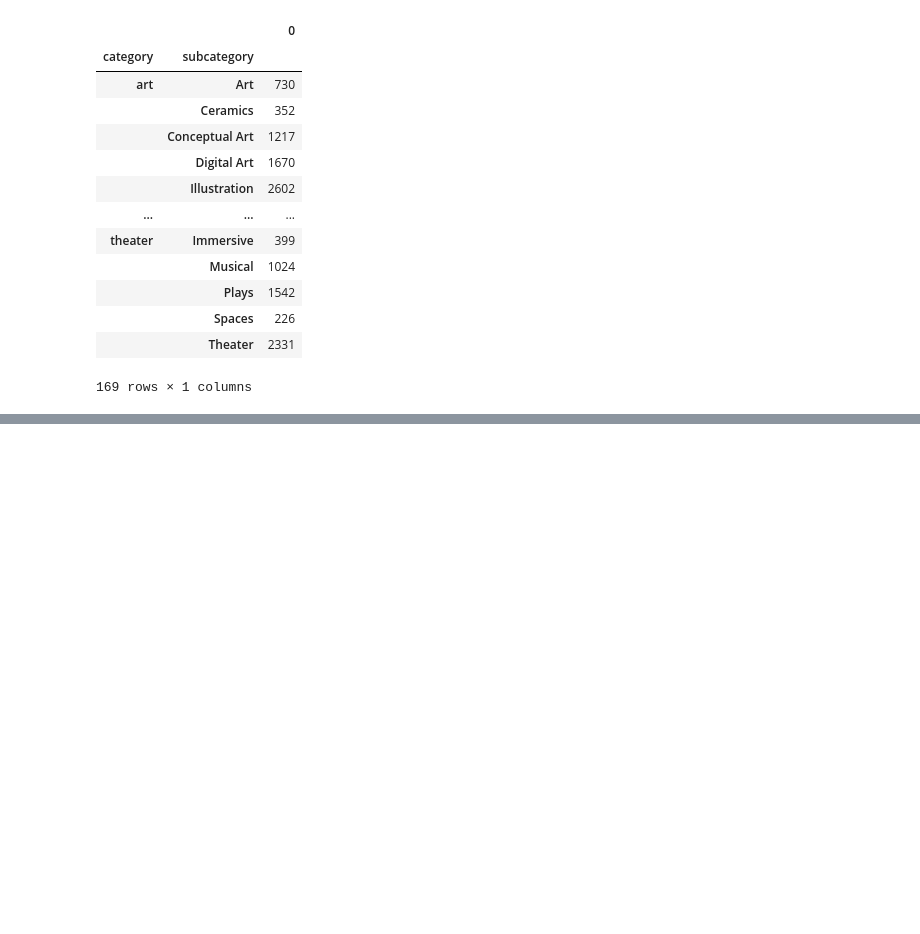
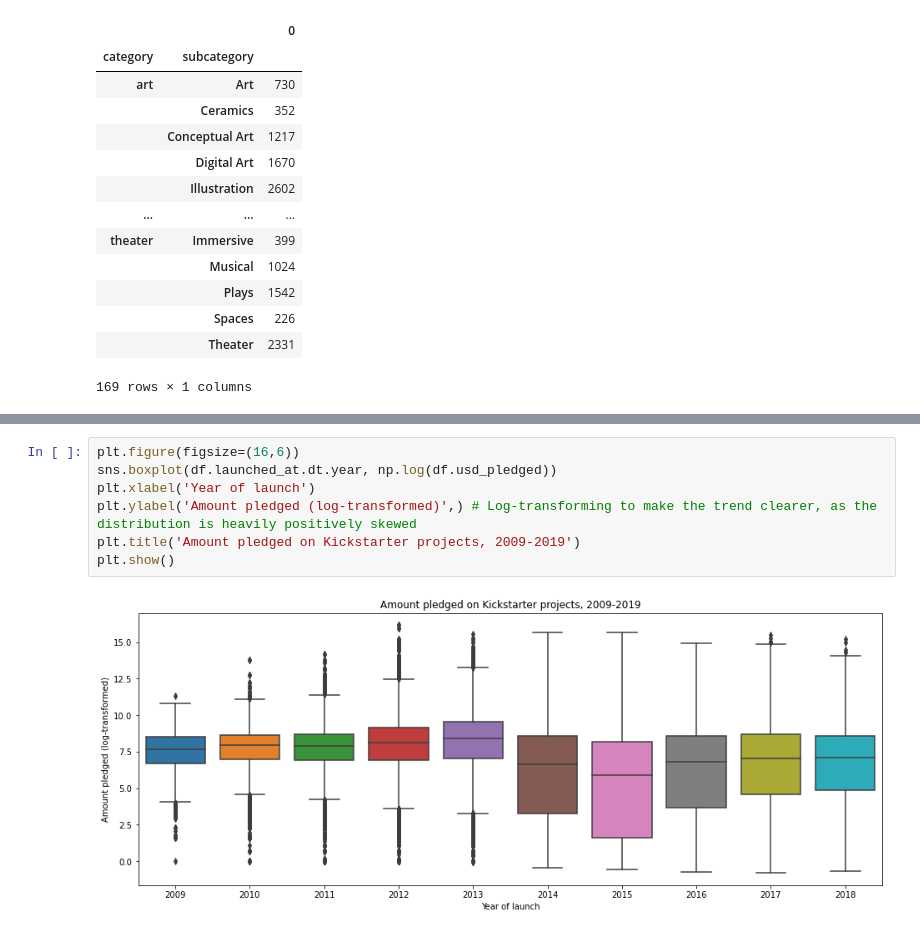
Before and after one commit to domitrut/ML_GROUP6, a Jupyter notebook: Group_6_ML.ipynb, the cells around one changed output, grey strips where cells are left out. Saved outputs shown, nothing was run; the diff lists cells and outputs as text; blank space fills up the shorter version.

```diff
--- a/Group_6_ML.ipynb
+++ b/Group_6_ML.ipynb
@@ -201,0 +316,9 @@ cat_sub_frame
+# %%
+plt.figure(figsize=(16,6))
+sns.boxplot(df.launched_at.dt.year, np.log(df.usd_pledged))
+plt.xlabel('Year of launch')
+plt.ylabel('Amount pledged (log-transformed)',) # Log-transforming to make the trend clearer, as the distribution is heavily positively skewed
+plt.title('Amount pledged on Kickstarter projects, 2009-2019')
+plt.show()
+# %% [output]
+[figure, added]
```
Also changed, not shown: parts of 9 cells of this notebook.
